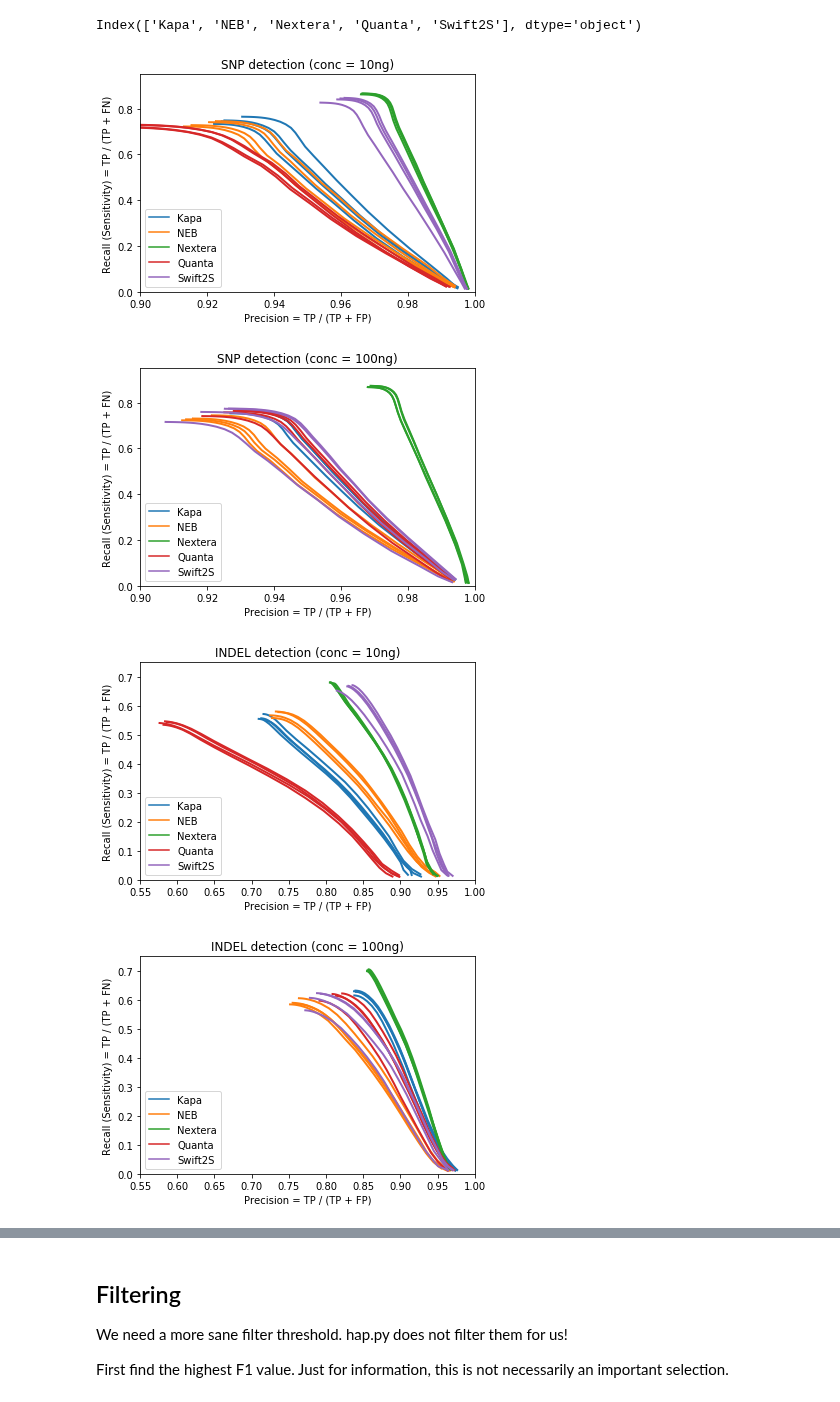
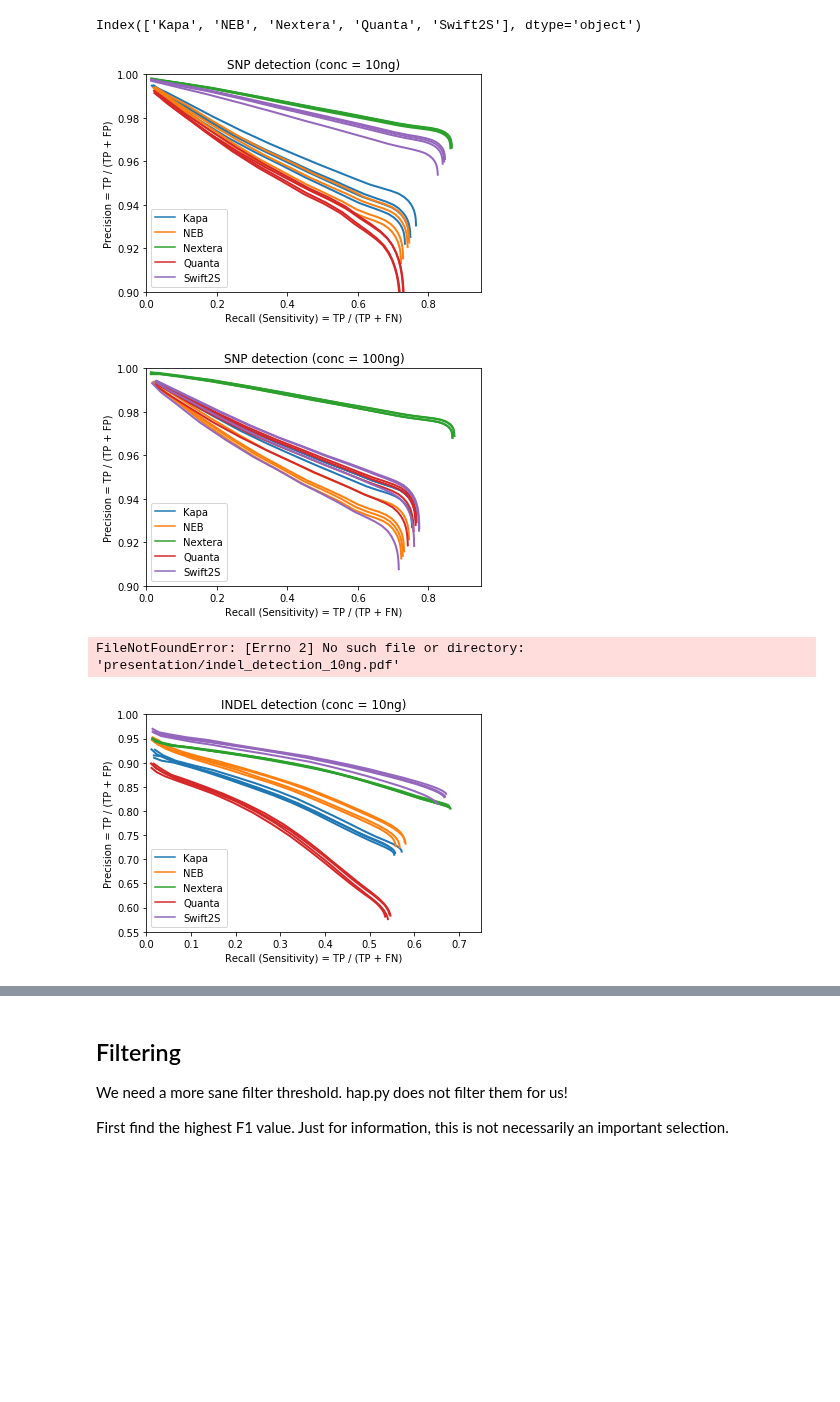
Before and after one commit to fa2k/comparison, a Jupyter notebook: variant_calling.ipynb, the cells around one changed output, grey strips where cells are left out. Drawn from its saved outputs; the diff is of its cells as text; code cells hidden in the pictures; blank space fills up the shorter version.

```diff
--- a/variant_calling.ipynb
+++ b/variant_calling.ipynb
@@ -111,13 +111,13 @@ Index(['Kapa', 'NEB', 'Nextera', 'Quanta', 'Swift2S'], dtype='object')
 # %%
 for conc in ["10ng", "100ng"]:
     plt.figure()
-    g = sns.lineplot(x="METRIC.Precision", y="METRIC.Recall", hue="Kit",
+    g = sns.lineplot(y="METRIC.Precision", x="METRIC.Recall", hue="Kit",
                  style="Replicate", linewidth=2, dashes=False,
                  data=data[(data.Conc==conc) & (data.Type=="SNP")])
-    plt.xlim(0.9, 1.0)
-    plt.ylim(0.0, 0.95)
-    plt.xlabel("Precision = TP / (TP + FP)")
-    plt.ylabel("Recall (Sensitivity) = TP / (TP + FN)")
+    plt.ylim(0.9, 1.0)
+    plt.xlim(0.0, 0.95)
+    plt.ylabel("Precision = TP / (TP + FP)")
+    plt.xlabel("Recall (Sensitivity) = TP / (TP + FN)")
     plt.title("SNP detection (conc = {})".format(conc))
     g.legend_.remove()
 
@@ -125,31 +125,31 @@ for conc in ["10ng", "100ng"]:
                     for _, colour in
                     zip(data.Kit.cat.categories, sns.color_palette())]
     plt.legend(custom_lines, data.Kit.cat.categories, loc="lower left")
-    plt.savefig("presentation/snp_detection_{}.pdf".format(conc))
+    plt.savefig("plots/snp_detection_{}.pdf".format(conc))
     plt.show()
 # %% [output]
-[figure, old version]
+[figure, new version]
-[figure, old version]
+[figure, new version]
 # %%
 for conc in ["10ng", "100ng"]:
-    g = sns.lineplot(x="METRIC.Precision", y="METRIC.Recall", style="Replicate",
+    g = sns.lineplot(y="METRIC.Precision", x="METRIC.Recall", style="Replicate",
                  hue="Kit", linewidth=2, dashes=False,
                  data=data[(data.Conc==conc) & (data.Type == "INDEL")])
-    plt.xlim(0.55, 1.0)
-    plt.ylim(0.0, 0.75)
-    plt.xlabel("Precision = TP / (TP + FP)")
-    plt.ylabel("Recall (Sensitivity) = TP / (TP + FN)")
+    plt.ylim(0.55, 1.0)
+    plt.xlim(0.0, 0.75)
+    plt.ylabel("Precision = TP / (TP + FP)")
+    plt.xlabel("Recall (Sensitivity) = TP / (TP + FN)")
     plt.title("INDEL detection (conc = {})".format(conc))
     g.legend_.remove()
 
     custom_lines = [Line2D([0], [0], color=colour)
                 for _, colour in
                 zip(data.Kit.cat.categories, sns.color_palette())]
     plt.legend(custom_lines, data.Kit.cat.categories, loc="lower left")
     plt.savefig("presentation/indel_detection_{}.pdf".format(conc))
     plt.show()
 # %% [output]
+FileNotFoundError: [Errno 2] No such file or directory: 'presentation/indel_detection_10ng.pdf'
-[figure, old version]
+[figure, new version]
-[figure, removed]
 # %%
 data.head()
```
Also changed, not shown: parts of 4 cells of this notebook.
